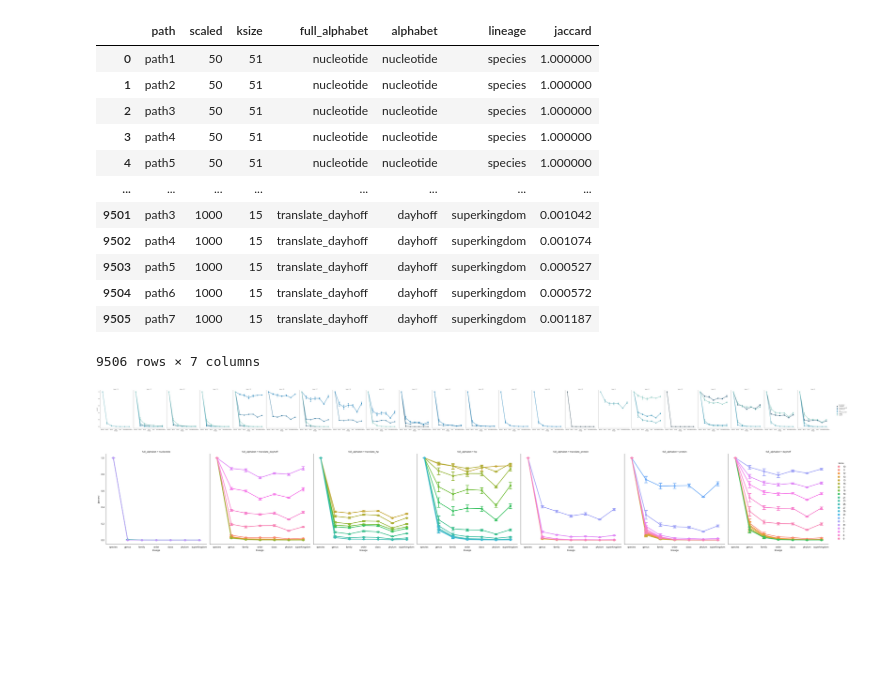
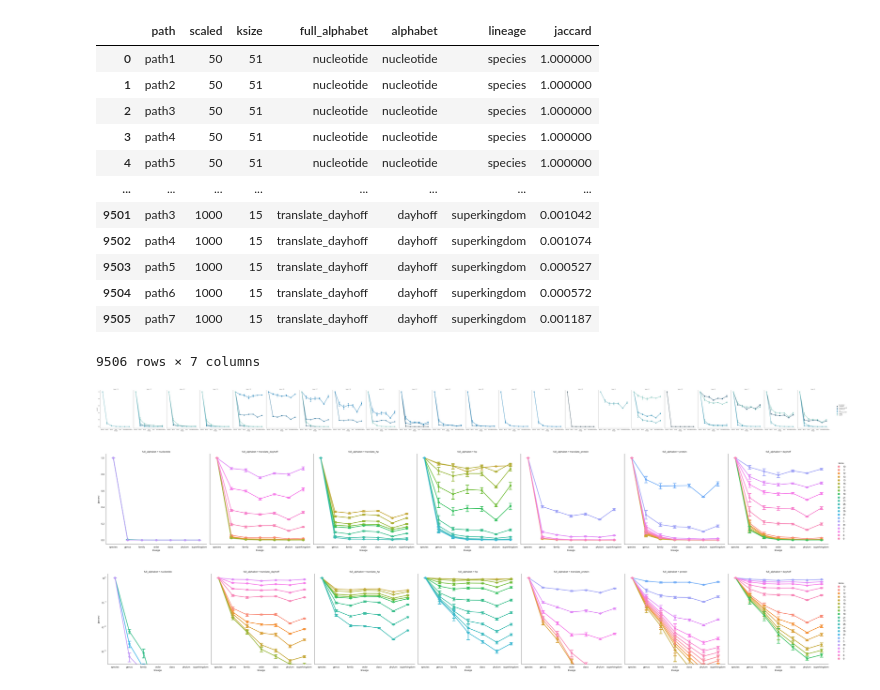
Before and after one commit to bluegenes/2020-gtdb-smash, a Jupyter notebook: notebooks/aggregate-and-plot-evol-distances.ipynb, the cells around one changed output. Drawn from its saved outputs; the diff is of its cells as text; code cells hidden in the pictures; blank space fills up the shorter version.

Commit message:
upd plotting

```diff
--- a/notebooks/aggregate-and-plot-evol-distances.ipynb
+++ b/notebooks/aggregate-and-plot-evol-distances.ipynb
@@ -13,7 +13,7 @@ pd.__version__
 # %% [output]
 '1.0.3'
 # %%
-dist_csvs = glob.glob("distances/*csv")
+dist_csvs = glob.glob("../distances/*csv")
 #these don't have pathnames in them - maybe add later for completeness/ troubleshooting comparisons.
 # %%
 distDF = pd.concat([pd.read_csv(csv, index_col=0).assign(filename=os.path.basename(csv)) for csv in dist_csvs])
@@ -107,2 +92,10 @@ g.savefig('evol_path_first_seven_by_alphabet_jaccard.pdf')
+# %%
+g = sns.catplot(data=meltedDF, x="lineage", y="jaccard", hue="ksize", col="full_alphabet",
+                capsize=.2, height=6, aspect=1,
+                kind="point") #palette="YlGnBu_d"
+g.set(yscale="log")
+g.savefig('evol_path_first_seven_by_alphabet_jaccard_logscale.pdf')
+# %% [output]
+[figure, added]
 # %%
 #aggDF= distDF.groupby(["scaled", "ksize", "full_alphabet", "alphabet", "path"], as_index=False).agg(['mean','std'])
```
Also changed, not shown: parts of 3 cells of this notebook, 1 other file.
